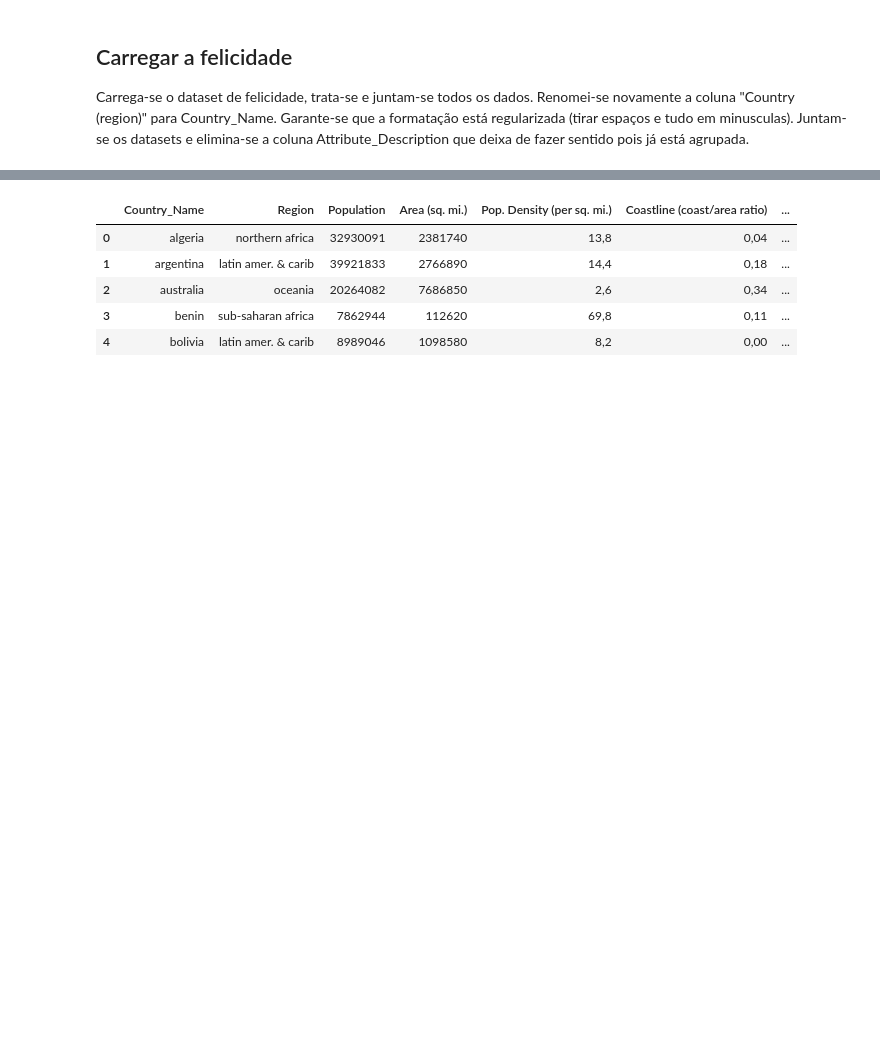
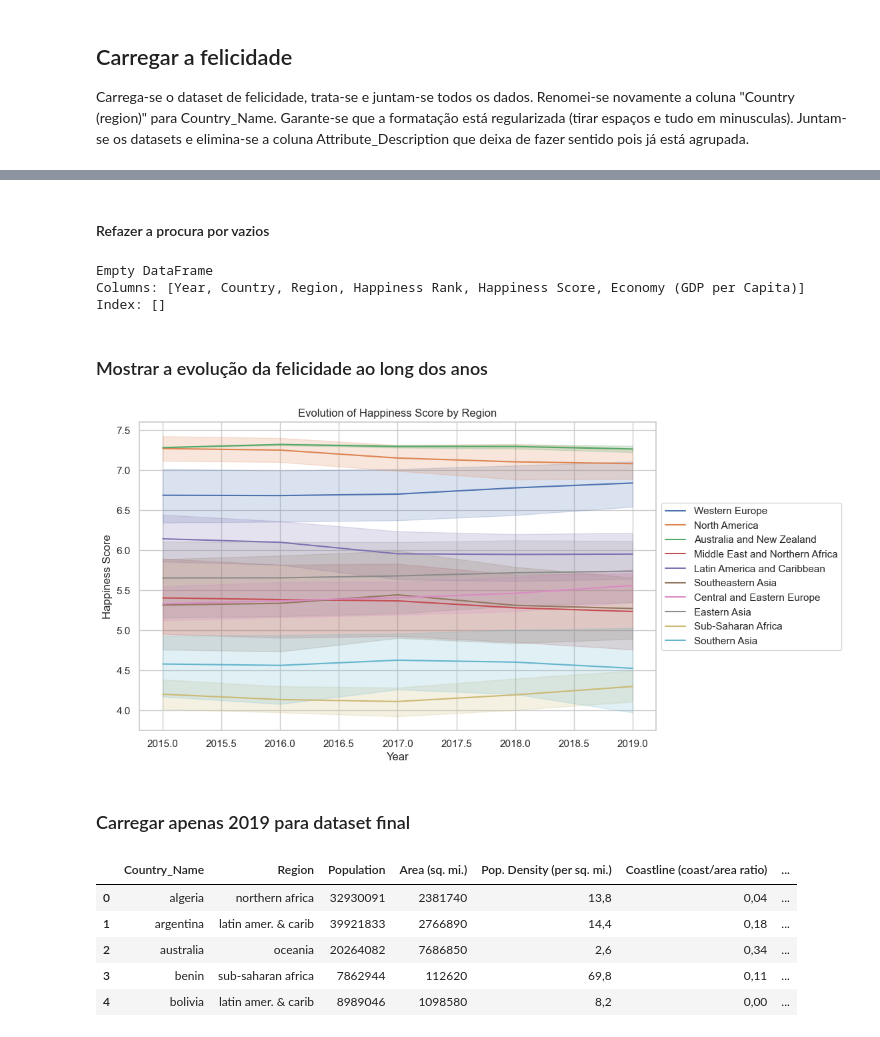
Before and after one commit to nunovivas/TrabalhoFinal, a Jupyter notebook: 04Final.ipynb, the cells around one changed output, grey strips where cells are left out. Cells and saved outputs as stored; diff of their text form; code cells hidden in the pictures; blank space fills up the shorter version.

```diff
--- a/04Final.ipynb
+++ b/04Final.ipynb
@@ -104,0 +238,3 @@ Renomei-se novamente a coluna "Country (region)" para Country_Name. Garante-se q
+# %%
+dfHAll = pd.concat([dfH2015, dfH2016, dfH2017, dfH2018, dfH2019], ignore_index=True)
+dfHAll.to_csv('DadosTratados/WorldHappinessReportALL.csv', index=False)
@@ -104,0 +274,25 @@ Renomei-se novamente a coluna "Country (region)" para Country_Name. Garante-se q
+# %%
+# In the Column country where country is Taiwan + something, replace it with just taiwan
+dfHAll['Country'] = dfHAll['Country'].str.replace('Taiwan Province of China', 'Taiwan')
+# Delete all lines that include a Country named Hong Kong or similar
+dfHAll = dfHAll[~dfHAll['Country'].str.contains('Hong Kong')]
+# Set the region of namibia to Sub-Saharan Africa
+dfHAll.loc[dfHAll['Country'] == 'Namibia', 'Region'] = 'Sub-Saharan Africa'
+
+# Replace Trinidad and Tobago with Trinidad & Tobago
+dfHAll['Country'] = dfHAll['Country'].str.replace('Trinidad & Tobago', 'Trinidad and Tobago')
+# Replace North Cyprus with Cyprus
+dfHAll['Country'] = dfHAll['Country'].str.replace('Northern Cyprus', 'North Cyprus')
+# Replace North Macedonia with Macedonia
+dfHAll['Country'] = dfHAll['Country'].str.replace('North Macedonia', 'Macedonia')
+dfHAll['Country'] = dfHAll['Country'].str.replace('Somalia', 'Somaliland region')
+# Set the region of Gambia to Sub-Saharan Africa
+dfHAll.loc[dfHAll['Country'] == 'Gambia', 'Region'] = 'Sub-Saharan Africa'
+# Set the region of Namibia to Sub-Saharan Africa
+dfHAll.loc[dfHAll['Country'] == 'Namibia', 'Region'] = 'Sub-Saharan Africa'
+# Set South Sudan to Sub-Saharan Africa
+dfHAll.loc[dfHAll['Country'] == 'South Sudan', 'Region'] = 'Sub-Saharan Africa'
+# Set Belize to Latin America and Caribbean
+dfHAll.loc[dfHAll['Country'] == 'Belize', 'Region'] = 'Latin America and Caribbean'
+missing_regions = dfHAll[dfHAll['Region'].isna()]
+print(missing_regions)
@@ -105,3 +317,29 @@ Renomei-se novamente a coluna "Country (region)" para Country_Name. Garante-se q
+# %% [markdown]
+#### Refazer a procura por vazios
+# %%
+#Set the rgion of dfHall to the region of dfH2015 based on the country IF it exists if not, replace it with the region of the country in dfH2015
+dfHAll['Region'] = dfHAll['Country'].map(dfH2015.set_index('Country')['Region']).fillna(dfHAll['Region'])
+
+missing_regions = dfHAll[dfHAll['Region'].isna()]
+print(missing_regions)
+# %% [output]
+Empty DataFrame
+Columns: [Year, Country, Region, Happiness Rank, Happiness Score, Economy (GDP per Capita)]
+Index: []
+# %% [markdown]
+### Mostrar a evolução da felicidade ao long dos anos
+# %%
+# Show a line graph with the evolution of happiness per region over the years
+plt.figure(figsize=(10, 6))
+sns.lineplot(data=dfHAll, x='Year', y='Happiness Score', hue='Region')
+plt.title('Evolution of Happiness Score by Region')
+# Show the legend outside the plot
+plt.legend(loc='center left', bbox_to_anchor=(1, 0.5))
+plt.show()
+# %% [output]
+[figure, added]
+# %% [markdown]
+### Carregar apenas 2019 para dataset final
 # %%
 dfHappiness = pd.read_csv('Dados/worldhappinessreport/2019.csv')
 #Rename the column named 'Country (region)' to 'Country_Name'
```
Also changed, not shown: parts of 28 cells of this notebook, 5 other files.
